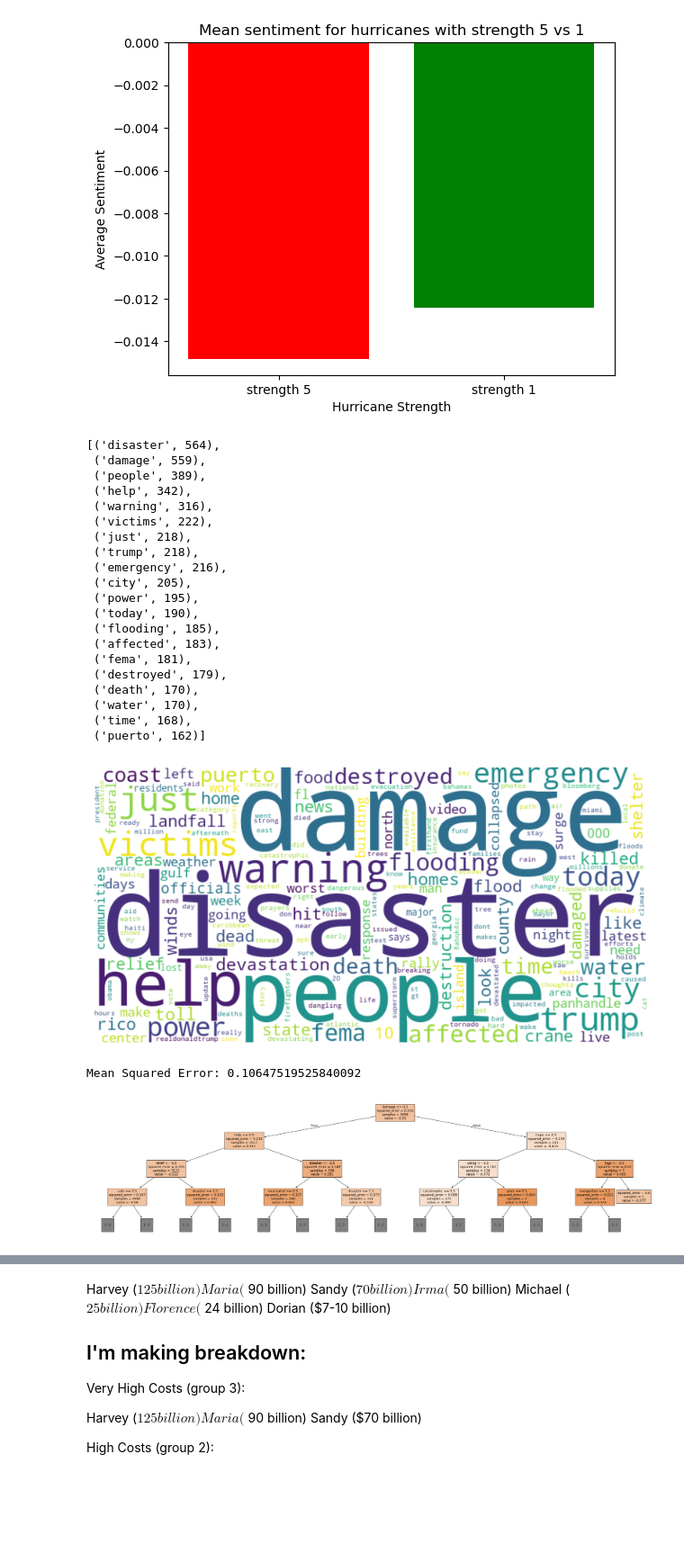
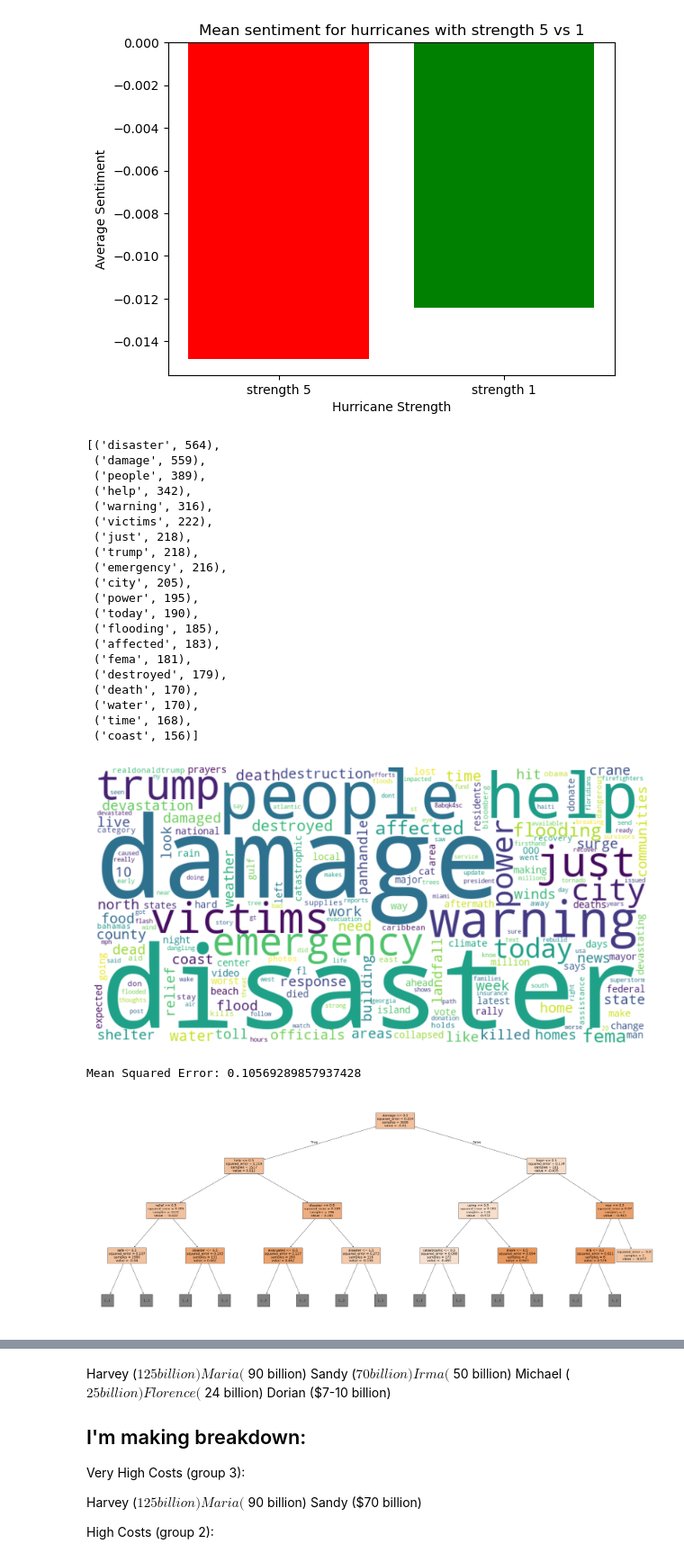
Before and after one commit to hargumber/Project_4-Team_3, a Jupyter notebook: Aleksandra/hurricane_tweet.ipynb, the cells around one changed output, grey strips where cells are left out. Shown at 90% size. Saved outputs shown, nothing was run; the diff lists cells and outputs as text; code cells hidden in the pictures; blank space fills up the shorter version.

Commit message:
adding version with plots with bigger letters

```diff
--- a/Aleksandra/hurricane_tweet.ipynb
+++ b/Aleksandra/hurricane_tweet.ipynb
@@ -26,7 +26,7 @@ import numpy as np
 # %%
 # I ask chat gpt to give me patern how I supposed to connect with server
 # Our database connection to server:
-db_url = "it's in our team group channel"
+db_url = "in our team 3 group channel"
 # %%
 # Create an engine
 engine = create_engine(db_url)
@@ -907,8 +911,8 @@ negative_strength_1 = strength_1[strength_1['vader_sentiment'] < 0]
 
 my_stop_words = ["rt", "http", "https", "hurricane", "michael", "harvey", "sandy", "florence", "irma", "maria", "dorian", "amp",
                   "tropical", "storm", "hurricanemichael", "hurricaneharvey", "hurricaneflorence", "hurricanesandy", "hurricaneirma",
-                 "hurricanedorian", "hurricanemaria", "panama", "mexico", "new", "houston", 'ã³â', "tx",
-                 "jersey", "york", "florida", "carolina", "carolinas", "nyc", "texas", "nc", "_ã", "ā³â"]
+                 "hurricanedorian", "hurricanemaria", "panama", "mexico", "new", "houston", 'ã³â', "tx", "puertorico",
+                 "jersey", "york", "florida", "carolina", "carolinas", "nyc", "texas", "nc", "_ã", "ā³â", "logo", "evegpaOoã", "puerto", "rico"]
 # %%
 from sklearn.feature_extraction.text import ENGLISH_STOP_WORDS  # english stop words
 
@@ -946,7 +950,7 @@ sorted_word_freq[:20]
  ('death', 170),
  ('water', 170),
  ('time', 168),
- ('puerto', 162)]
+ ('coast', 156)]
 # %%
 # cloud for most popular negative tweets without stop words and hiurricane names
 
@@ -964,42 +968,43 @@ plt.imshow(wordcloud, interpolation='bilinear')
 plt.axis('off')
 plt.show()
 # %% [output]
-[figure, old version]
+[figure, new version]
 # %%
 # pip install ipympl (to be able to zoom tree but it doeasn't seem to be working like this :/ #
 # %%
 ##### Figsize 40/10 is best to see it
 
 from sklearn.model_selection import train_test_split
 from sklearn.tree import DecisionTreeRegressor
 from sklearn.metrics import mean_squared_error
 import matplotlib.pyplot as plt
 from sklearn.tree import plot_tree
 
 # use CountVectorizer to transform text to feature vectors (excluding stop words)
 vectorizer = CountVectorizer(stop_words=combined_stop_words)
 
 X = vectorizer.fit_transform(all_hurricanes['tweet'])
 y = all_hurricanes['vader_sentiment']
 
 X_train, X_test, y_train, y_test = train_test_split(X, y, test_size=0.7, random_state=42)
 
 regressor = DecisionTreeRegressor(random_state=42)
 regressor.fit(X_train, y_train)
 
 # predict
 y_pred = regressor.predict(X_test)
 
 # check model
 mse = mean_squared_error(y_test, y_pred)
 print(f'Mean Squared Error: {mse}')
 # lower Mean Squared Error (MSE) indicates a better model performance. A perfect model would have an MSE of 0.
-plt.figure(figsize=(40, 10))
+plt.figure(figsize=(50, 20))
 plot_tree(regressor, filled=True, feature_names=vectorizer.get_feature_names_out(), max_depth=3)
+plt.savefig("decision_tree.png", format='png', bbox_inches='tight')
 plt.show()
 # %% [output]
-Mean Squared Error: 0.10647519525840092
+Mean Squared Error: 0.10569289857937428
-[figure, old version]
+[figure, new version]
 # %%
 # Checking most often bigrams:
 
```
Also changed, not shown: parts of 15 cells of this notebook, 18 other files.
